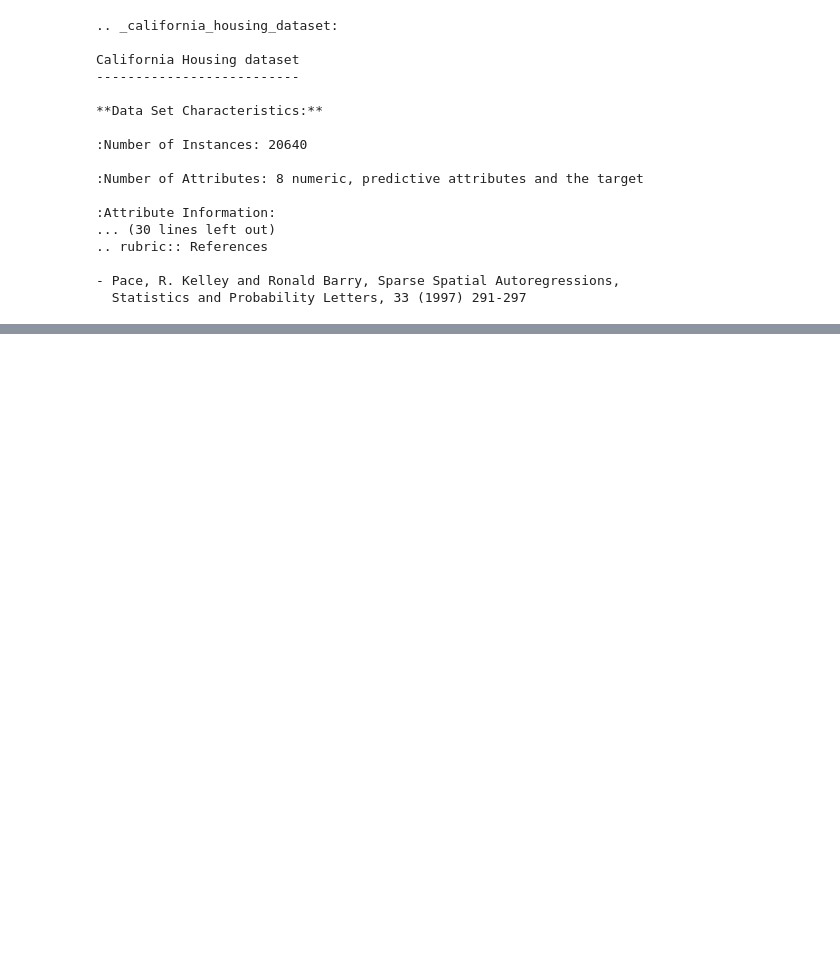
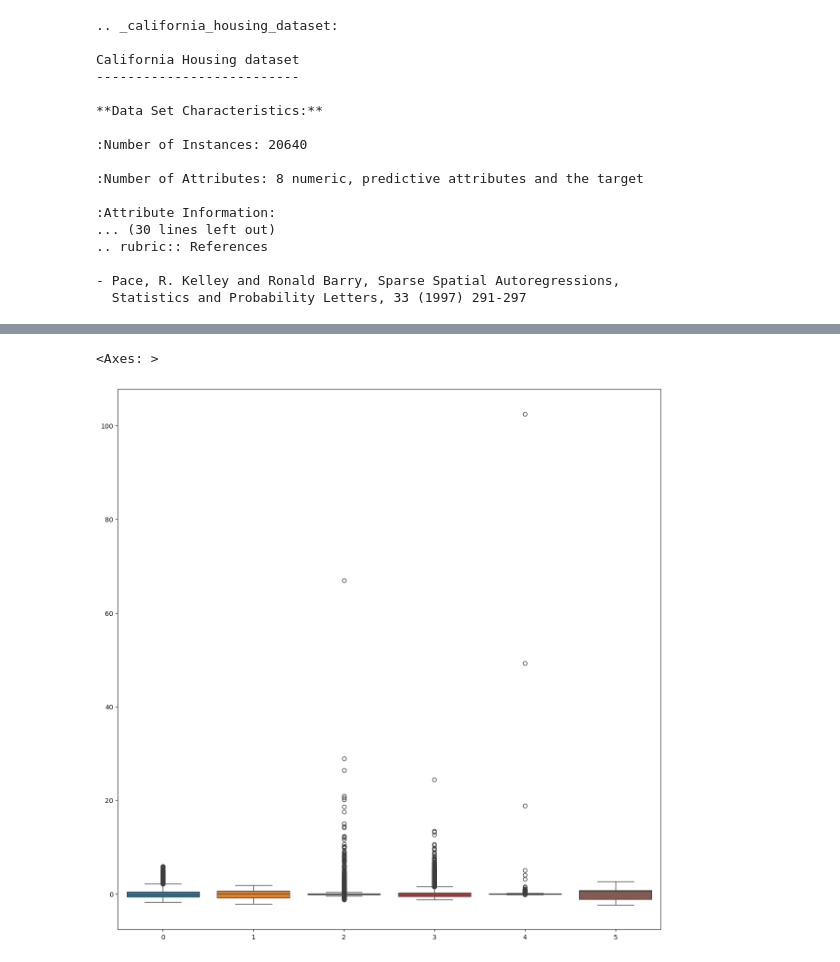
Before and after one commit to rohangho/LineraRegression, a Jupyter notebook: HouseProce.ipynb, the cells around one changed output, grey strips where cells are left out. Saved outputs shown, nothing was run; the diff lists cells and outputs as text; code cells hidden in the pictures; blank space fills up the shorter version.

```diff
--- a/HouseProce.ipynb
+++ b/HouseProce.ipynb
@@ -57,0 +134,2 @@ California Housing dataset
+# %%
+housingDataframe_remove_correction.drop(columns=['AveRooms', 'Latitude'],axis=1,inplace=True)
@@ -57,0 +196,2 @@ California Housing dataset
+# %%
+xtrain,xtest,ytrain,ytest = train_test_split(x,y,test_size=0.35,random_state=45)
@@ -57,0 +200,10 @@ California Housing dataset
+# %%
+from  sklearn.preprocessing import StandardScaler
+scaler = StandardScaler()
+xtrain_norm = scaler.fit_transform(xtrain)
+# %%
+fig, ax = plt.subplots(figsize = (15,15))
+sns.boxplot(xtrain_norm,ax=ax)
+# %% [output]
+<Axes: >
+[figure, added]
```
Also changed, not shown: parts of 35 cells of this notebook.
